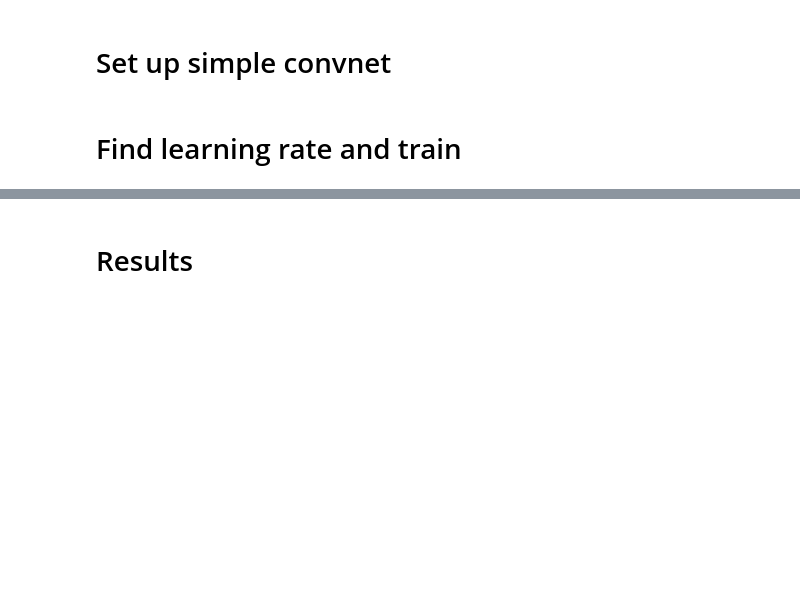
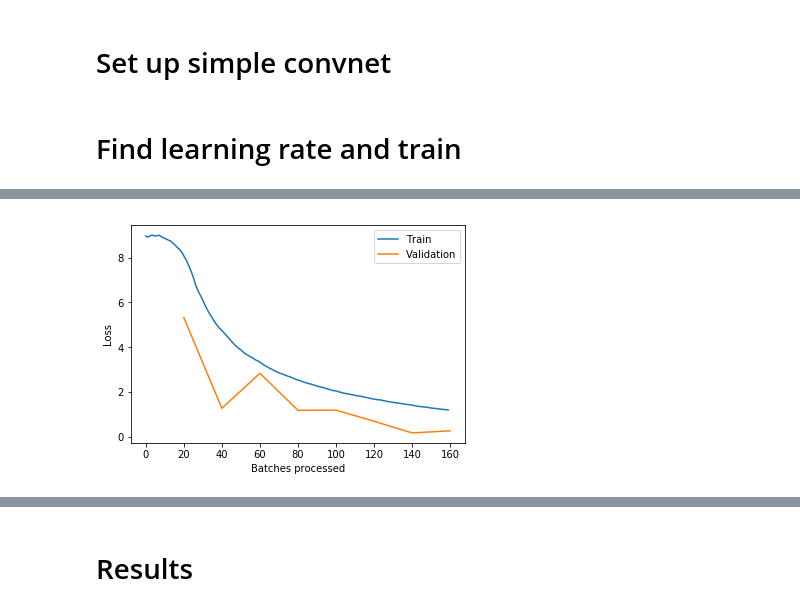
Before and after one commit to jwuphysics/convnet-demo, a Jupyter notebook: notebook/Metallicity prediction demo.ipynb, the cells around one changed output, grey strips where cells are left out. Saved outputs shown, nothing was run; the diff lists cells and outputs as text; code cells hidden in the pictures; blank space fills up the shorter version.

```diff
--- a/notebook/Metallicity prediction demo.ipynb
+++ b/notebook/Metallicity prediction demo.ipynb
@@ -88,0 +90,4 @@ LR Finder is complete, type {learner_name}.recorder.plot() to see the graph.
+# %%
+learn.recorder.plot_losses()
+# %% [output]
+[figure, added]
```
Also changed, not shown: parts of 17 cells of this notebook, 1 other file.
